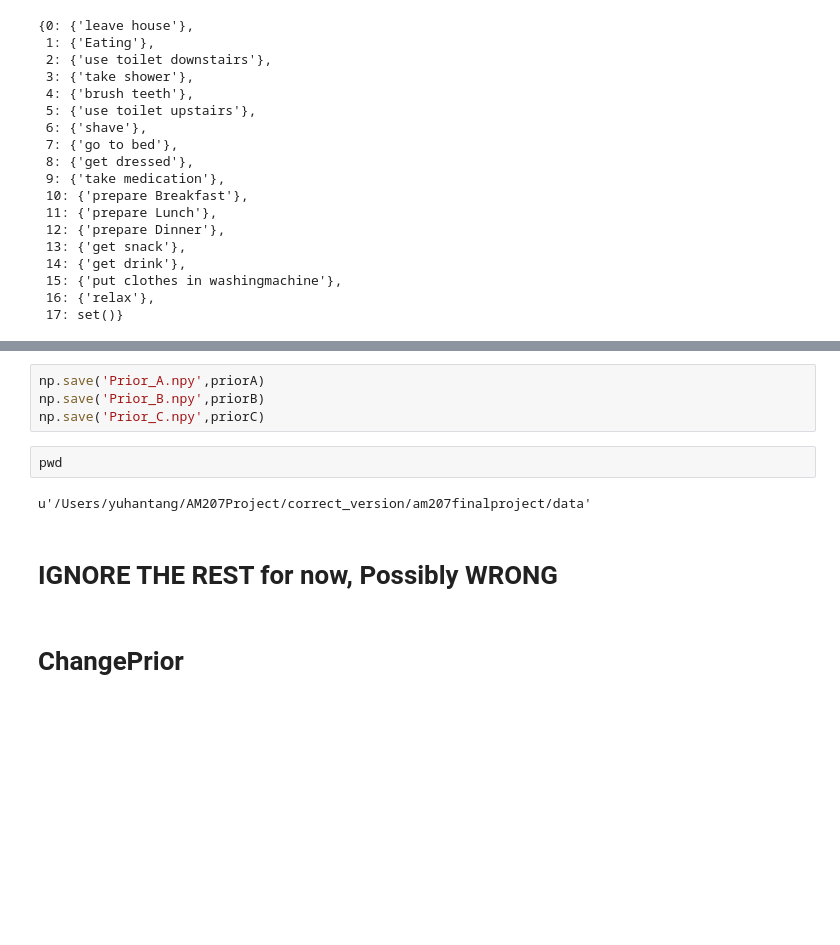
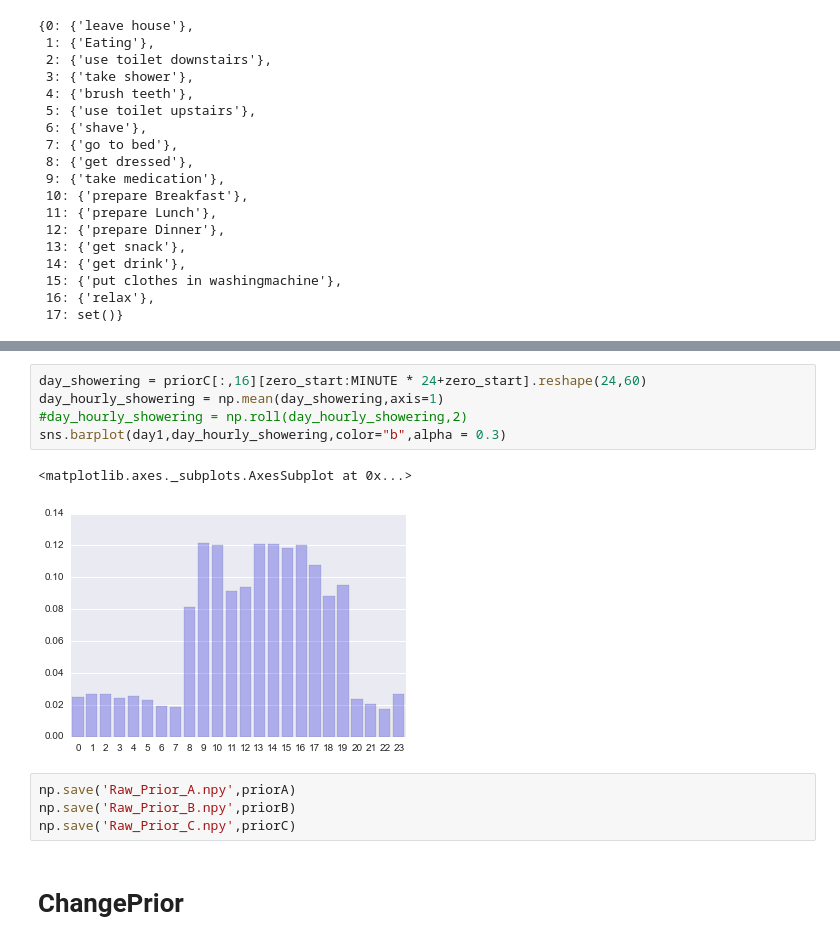
Before and after one commit to jack91an/am207finalproject, a Jupyter notebook: data/RAW_PRIOR_new.ipynb, the cells around one changed output, grey strips where cells are left out. Drawn from its saved outputs; the diff is of its cells as text; blank space fills up the shorter version.

```diff
--- a/data/RAW_PRIOR_new.ipynb
+++ b/data/RAW_PRIOR_new.ipynb
@@ -826,13 +813,15 @@ ax[4].set_title('Preparing Breakfast Prior')
+# %%
+day_showering = priorC[:,16][zero_start:MINUTE * 24+zero_start].reshape(24,60)
+day_hourly_showering = np.mean(day_showering,axis=1)
+#day_hourly_showering = np.roll(day_hourly_showering,2)
+sns.barplot(day1,day_hourly_showering,color="b",alpha = 0.3)
+# %% [output]
+<matplotlib.axes._subplots.AxesSubplot at 0x...>
+[figure, added]
 # %%
-np.save('Prior_A.npy',priorA)
-np.save('Prior_B.npy',priorB)
-np.save('Prior_C.npy',priorC)
+np.save('Raw_Prior_A.npy',priorA)
+np.save('Raw_Prior_B.npy',priorB)
+np.save('Raw_Prior_C.npy',priorC)
-# %%
-pwd
-# %% [output]
-u'/Users/yuhantang/AM207Project/correct_version/am207finalproject/data'
-# %% [markdown]
-# IGNORE THE REST for now, Possibly WRONG
 # %% [markdown]
 # ChangePrior
 # %% [markdown]
```
Also changed, not shown: parts of 27 cells of this notebook, 16 other files.
